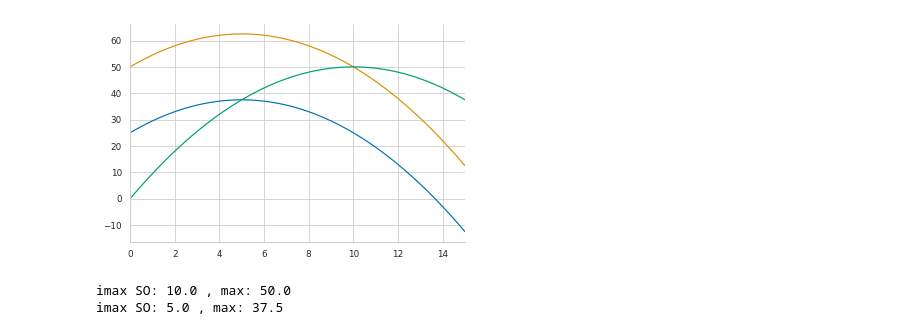
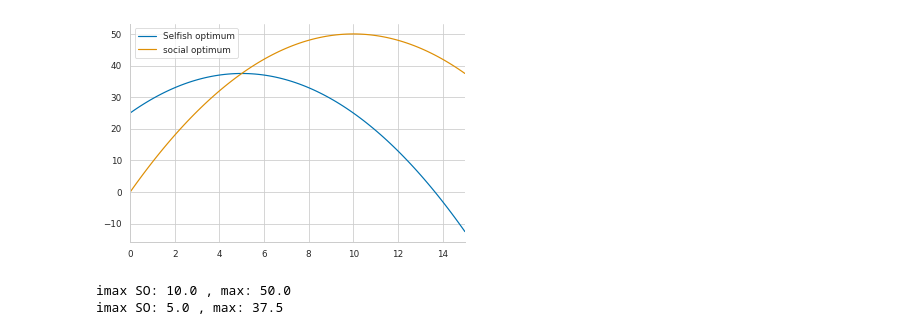
Before and after one commit to PaulEcoffet/RLCoopExp, a Jupyter notebook: payoff.ipynb, the cells around one changed output. Drawn from its saved outputs; the diff is of its cells as text; code cells hidden in the pictures.

```diff
--- a/payoff.ipynb
+++ b/payoff.ipynb
@@ -10,18 +10,18 @@ sns.set_context("paper")
 # %%
 x = np.linspace(0, 15, 100)
 xESS = 5
 xSO = 5 + 5
 fig = plt.figure()
 ax = fig.gca()
-ax.plot(x, payoff(x, xESS))
-ax.plot(x, payoff(x, xSO))
-ax.plot(x, payoff(x, x))
+ax.plot(x, payoff(x, xESS), label="Selfish optimum")
+ax.plot(x, payoff(x, x), label="social optimum")
 ax.set_xlim(0, 15)
+plt.legend()
 #ax.axhline(0, c=(0.3, 0.3, 0.3), lw=1)
 sns.despine(ax=ax)
 plt.show()
 # %% [output]
-[figure, old version]
+[figure, new version]
 # %%
 max_pso = np.max(payoff(x, x))
 imso = np.argmax(payoff(x, x))
```
Also changed, not shown: 4 other files.
